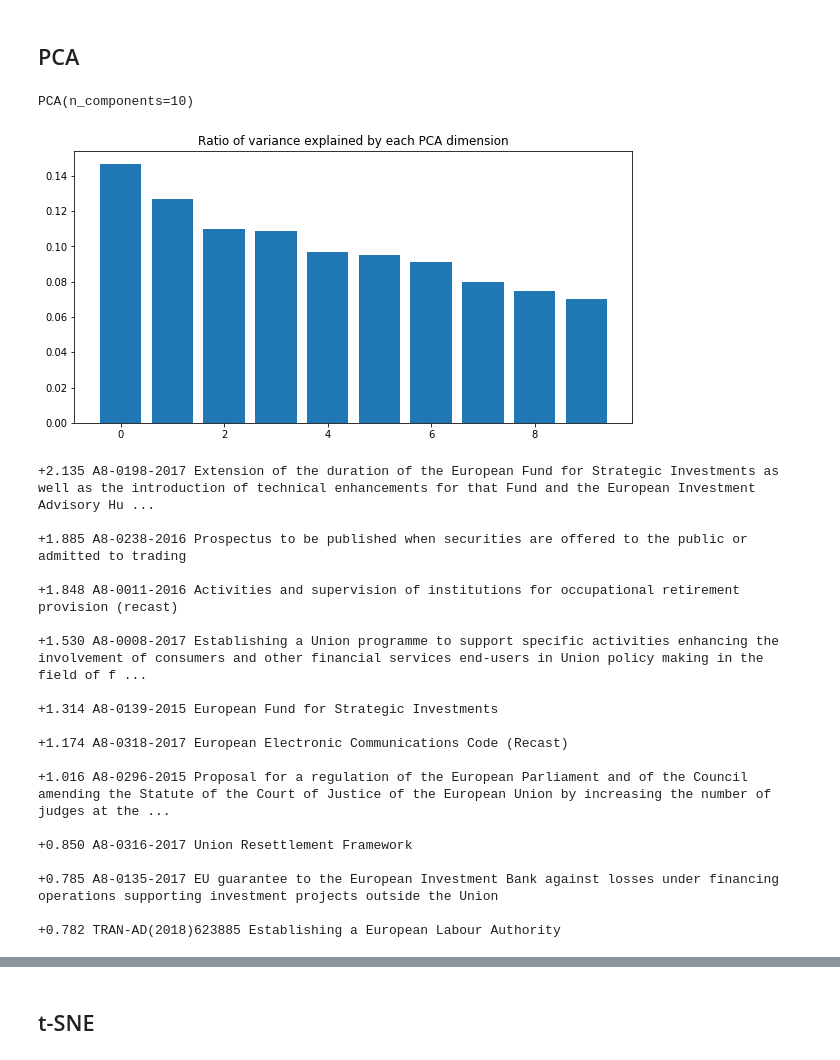
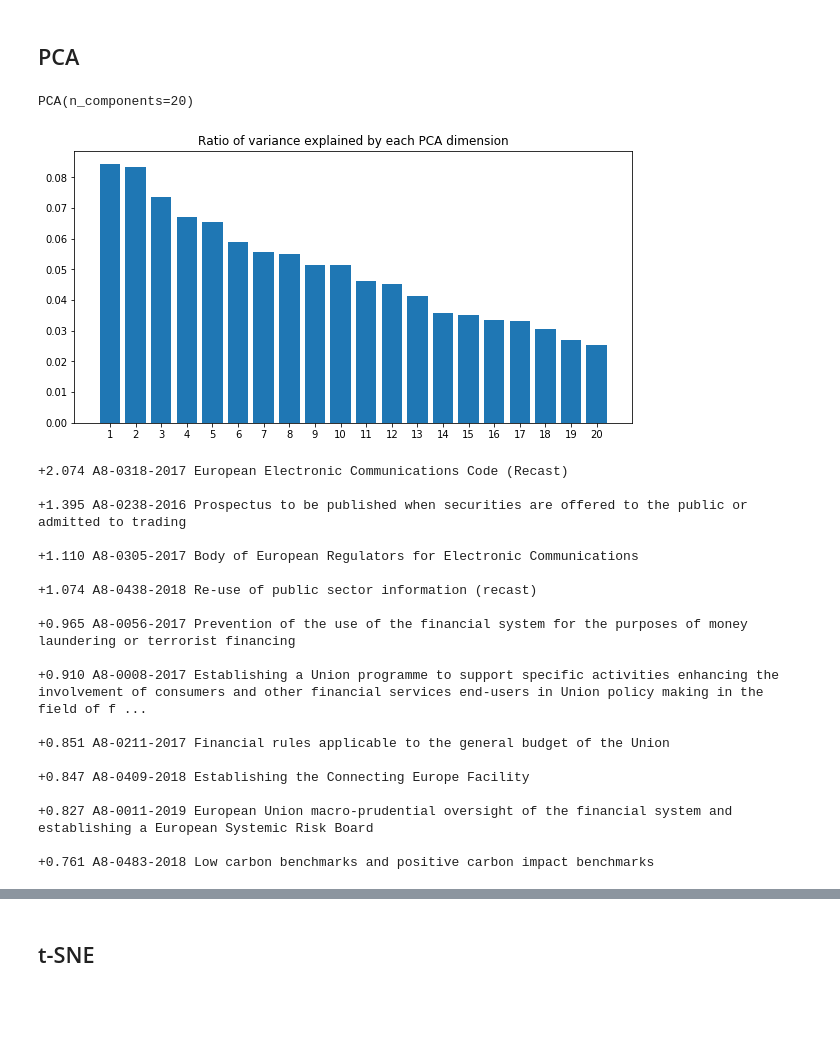
Before and after one commit to indy-lab/war-of-words-2, a Jupyter notebook: 4-analysis/latent-features.ipynb, the cells around one changed output, grey strips where cells are left out. Saved outputs shown, nothing was run; the diff lists cells and outputs as text; code cells hidden in the pictures; blank space fills up the shorter version.

Commit message:
Update analysis scripts and plots

```diff
--- a/4-analysis/latent-features.ipynb
+++ b/4-analysis/latent-features.ipynb
@@ -21,13 +20,11 @@ BASE = '/Users/kristof/GitHub/parl'
 ## Load data
 # %%
 dossier2title = dict()
-with open(f'{BASE}/data/data/helpers/ep{LEG}-dossier2title.json', 'r') as f:
-    for l in f.readlines():
-        d = json.loads(l)
-        for k, v in d.items():
-            dossier2title[k.replace('_', '-')] = v
+with open(f'{BASE}/data/helpers/dossier-titles.json', 'r') as f:
+    dossier2title = json.load(f)
 # %%
-model = TrainedWarOfWordsLatent.load(f'{BASE}/public/war-of-words-2/2-training/trained-models/ep{LEG}-{DATA}-{FEAT}.predict')
+model_path = f'{BASE}/2-training/trained-models/ep{LEG}-{FEAT}.fit'
+model = TrainedWarOfWordsLatent.load(model_path)
 vec = model._vec
 parameters = model.parameters
 features = parameters._features
@@ -44,18 +41,20 @@ def get_dossiers(features, vec):
 # %%
 doss_refs, vec_y = get_dossiers(features, vec)
 # %%
-n_dims = 10
+n_dims = 20
 pca = PCA(n_components=n_dims)
 pca.fit(vec_y)
 # %% [output]
-PCA(n_components=10)
+PCA(n_components=20)
 # %%
 fig, ax = plt.subplots(figsize=(10, 5))
-ax.bar(range(n_dims), pca.explained_variance_ratio_)
+x = np.arange(n_dims) + 1
+ax.bar(x, pca.explained_variance_ratio_)
 ax.set_title("Ratio of variance explained by each PCA dimension")
+ax.set_xticks(x)
 plt.show()
 # %% [output]
-[figure, old version]
+[figure, new version]
 # %%
 def plot_pca(pca, vec_y, doss_refs, dim, which, n=10):
     """Order: which='top' or which='bottom'"""
@@ -75,25 +74,25 @@ def plot_pca(pca, vec_y, doss_refs, dim, which, n=10):
 # %%
 plot_pca(pca, vec_y, doss_refs, dim=0, which='top')
 # %% [output]
-+2.135 A8-0198-2017 Extension of the duration of the European Fund for Strategic Investments as well as the introduction of technical enhancements for that Fund and the European Investment Advisory Hu ...
++2.074 A8-0318-2017 European Electronic Communications Code (Recast)
 
-+1.885 A8-0238-2016 Prospectus to be published when securities are offered to the public or admitted to trading
++1.395 A8-0238-2016 Prospectus to be published when securities are offered to the public or admitted to trading
 
-+1.848 A8-0011-2016 Activities and supervision of institutions for occupational retirement provision (recast)
++1.110 A8-0305-2017 Body of European Regulators for Electronic Communications
 
-+1.530 A8-0008-2017 Establishing a Union programme to support specific activities enhancing the involvement of consumers and other financial services end-users in Union policy making in the field of f ...
++1.074 A8-0438-2018 Re-use of public sector information (recast)
 
-+1.314 A8-0139-2015 European Fund for Strategic Investments
++0.965 A8-0056-2017 Prevention of the use of the financial system for the purposes of money laundering or terrorist financing
 
-+1.174 A8-0318-2017 European Electronic Communications Code (Recast)
++0.910 A8-0008-2017 Establishing a Union programme to support specific activities enhancing the involvement of consumers and other financial services end-users in Union policy making in the field of f ...
 
-+1.016 A8-0296-2015 Proposal for a regulation of the European Parliament and of the Council amending the Statute of the Court of Justice of the European Union by increasing the number of judges at the ...
++0.851 A8-0211-2017 Financial rules applicable to the general budget of the Union
 
-+0.850 A8-0316-2017 Union Resettlement Framework
++0.847 A8-0409-2018 Establishing the Connecting Europe Facility
 
-+0.785 A8-0135-2017 EU guarantee to the European Investment Bank against losses under financing operations supporting investment projects outside the Union
++0.827 A8-0011-2019 European Union macro-prudential oversight of the financial system and establishing a European Systemic Risk Board
 
-+0.782 TRAN-AD(2018)623885 Establishing a European Labour Authority
++0.761 A8-0483-2018 Low carbon benchmarks and positive carbon impact benchmarks
 # %%
 plot_pca(pca, vec_y, doss_refs, dim=0, which='bottom')
 # %% [output]
```
Also changed, not shown: parts of 17 cells of this notebook, 8 other files.
